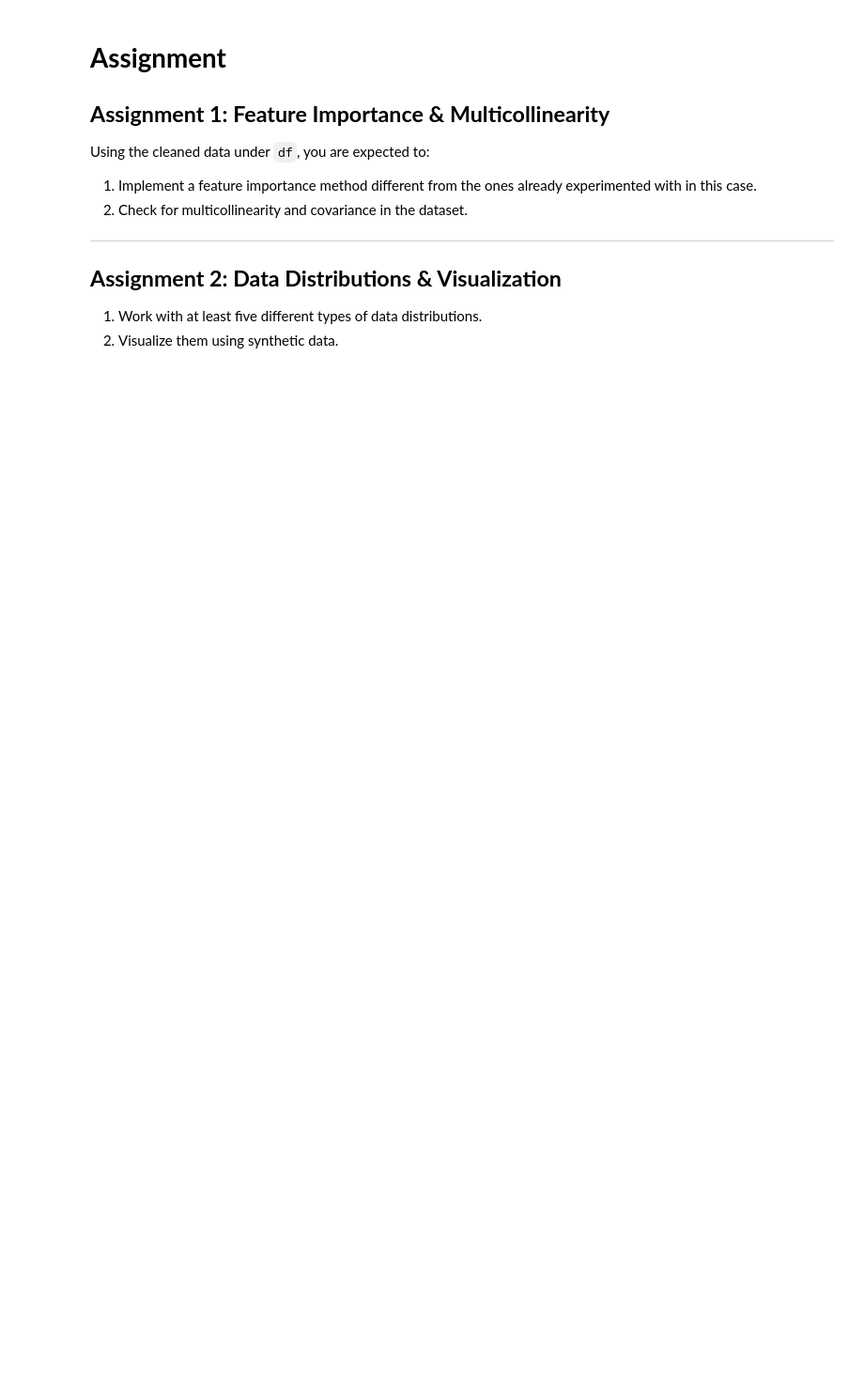
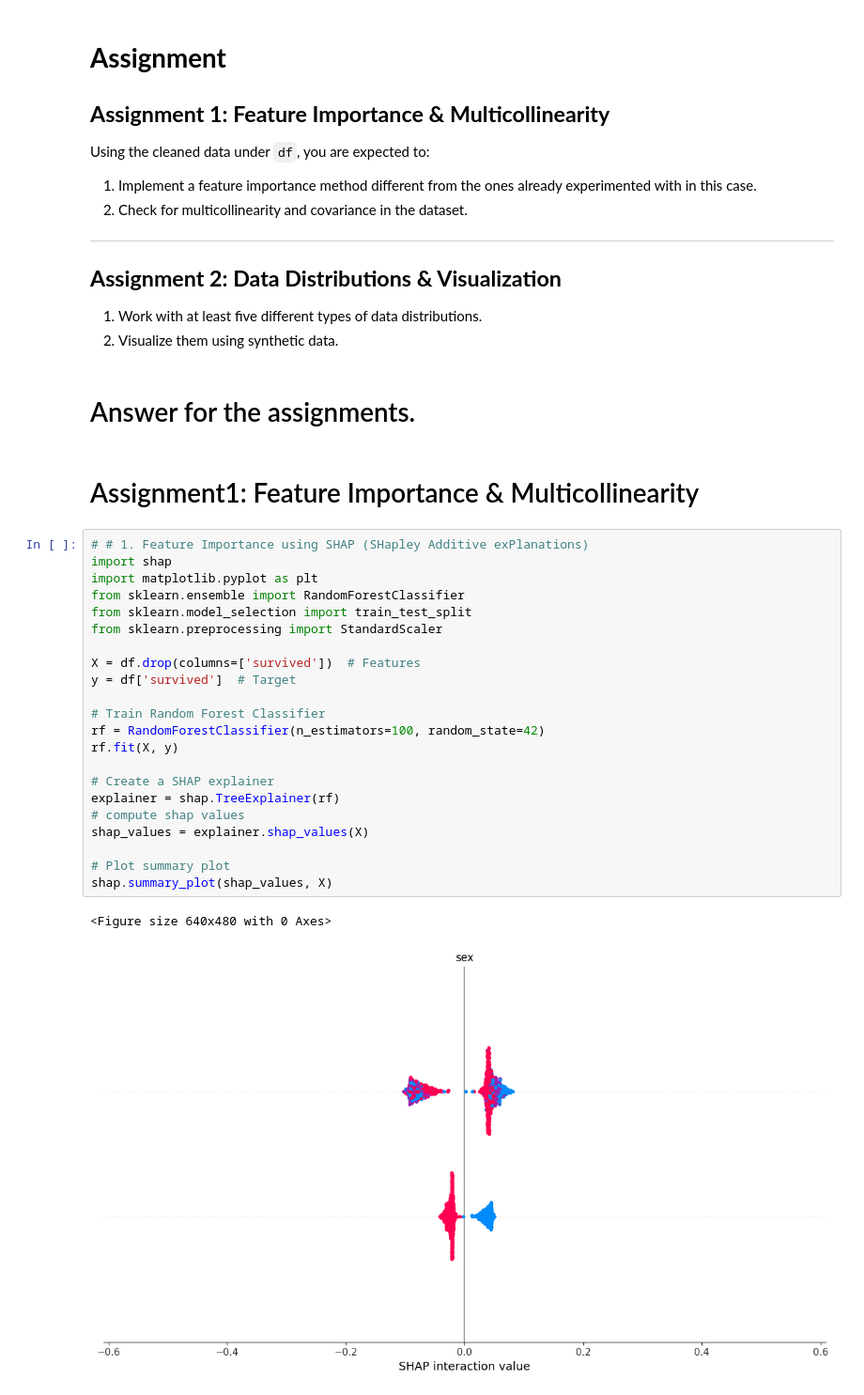
Before and after one commit to 5237-mests/5237-mests, a Jupyter notebook: UNDP_SETH.ipynb, the cells around one changed output. Shown at 94% size. Cells and saved outputs as stored; diff of their text form; blank space fills up the shorter version.

```diff
--- a/UNDP_SETH.ipynb
+++ b/UNDP_SETH.ipynb
@@ -846,3 +1395,32 @@ Using the cleaned data under `df`, you are expected to:
 ## **Assignment 2: Data Distributions & Visualization**
 1. Work with at least five different types of data distributions.
 2. Visualize them using synthetic data.
+# %% [markdown]
+# Answer for the assignments.
+# %% [markdown]
+# Assignment1:   Feature Importance & Multicollinearity
+# %%
+# # 1. Feature Importance using SHAP (SHapley Additive exPlanations)
+import shap
+import matplotlib.pyplot as plt
+from sklearn.ensemble import RandomForestClassifier
+from sklearn.model_selection import train_test_split
+from sklearn.preprocessing import StandardScaler
+
+X = df.drop(columns=['survived'])  # Features
+y = df['survived']  # Target
+
+# Train Random Forest Classifier
+rf = RandomForestClassifier(n_estimators=100, random_state=42)
+rf.fit(X, y)
+
+# Create a SHAP explainer
+explainer = shap.TreeExplainer(rf)
+# compute shap values
+shap_values = explainer.shap_values(X)
+
+# Plot summary plot
+shap.summary_plot(shap_values, X)
+# %% [output]
+<Figure size 640x480 with 0 Axes>
+[figure, added]
```
Also changed, not shown: parts of 70 cells of this notebook.
